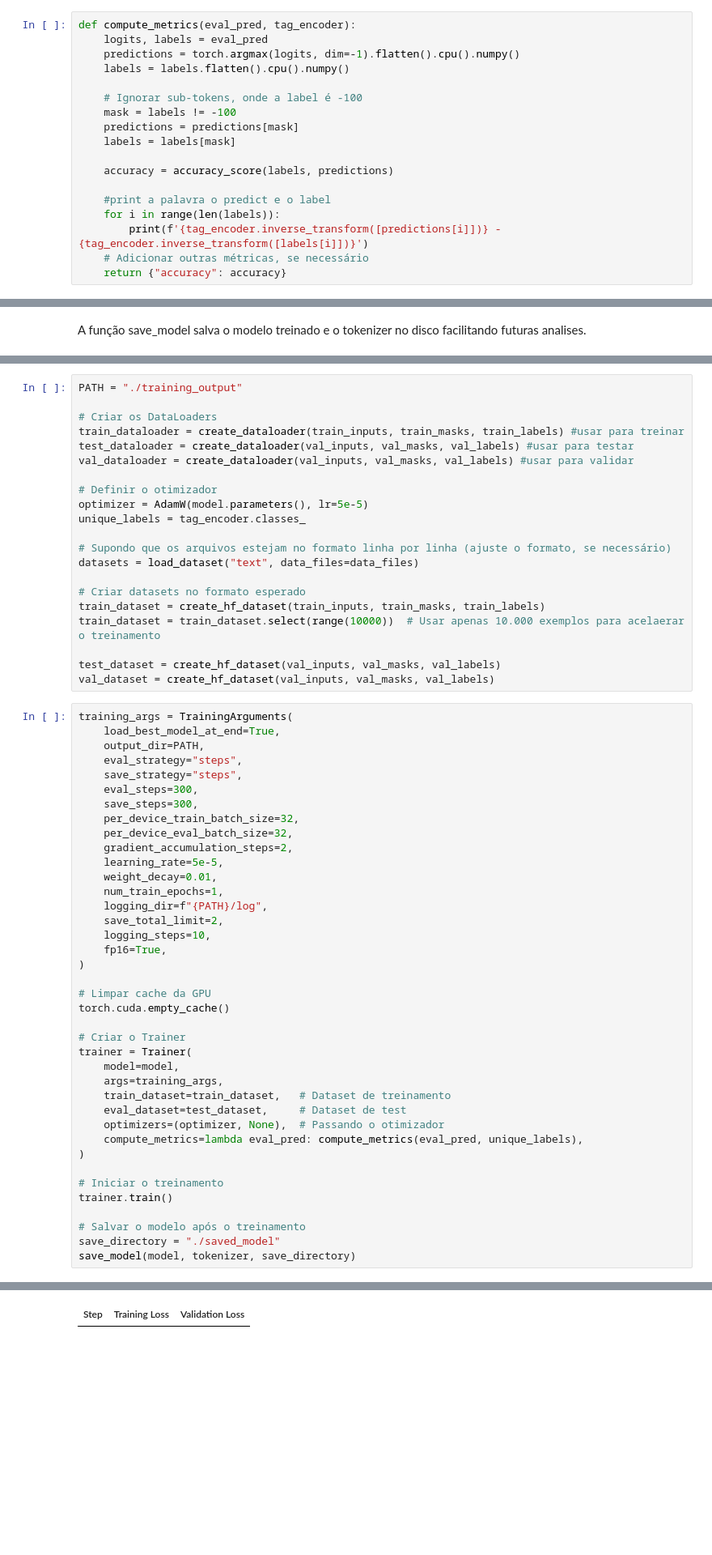
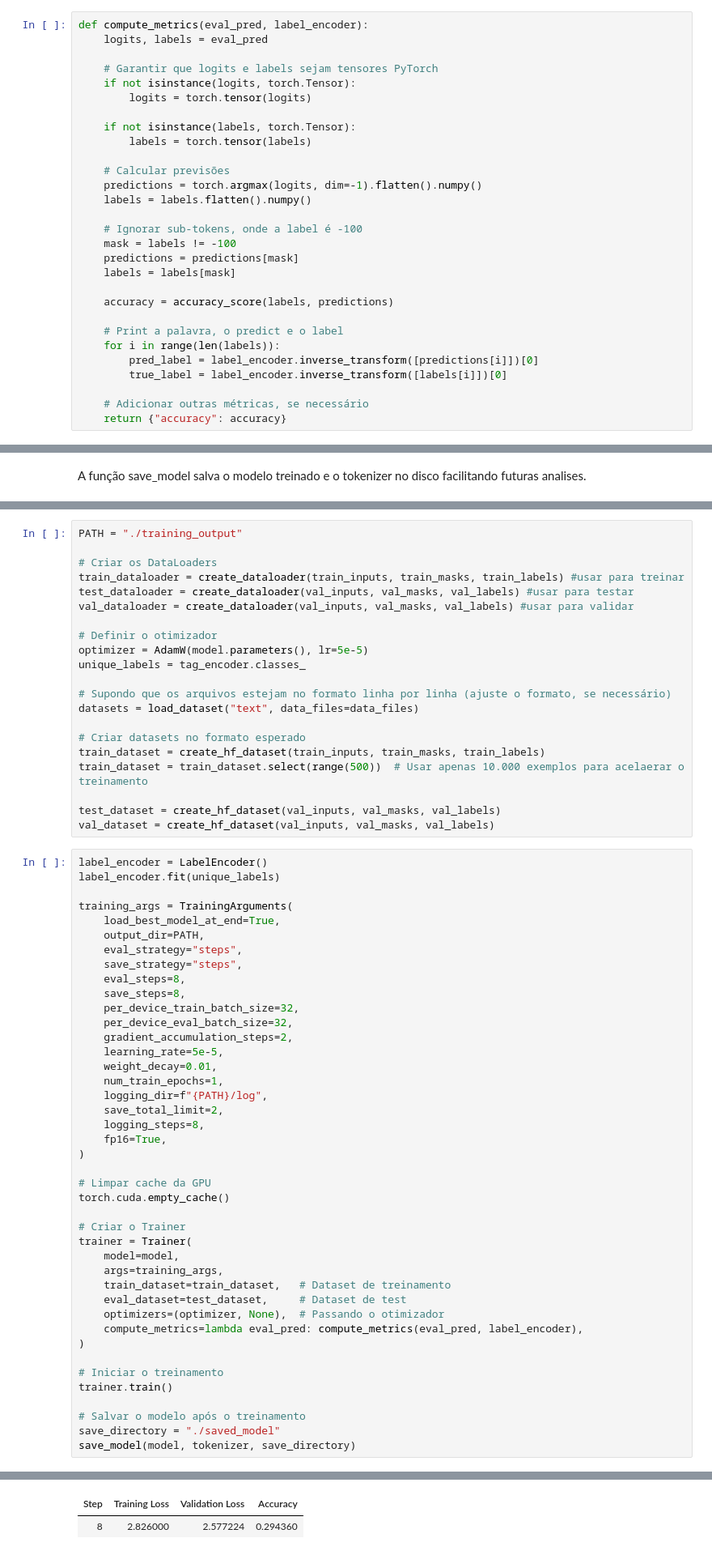
Before and after one commit to thaisfds/NLP_Natural_Language_Processing_Projects, a Jupyter notebook: TP2/main.ipynb, the cells around one changed output, grey strips where cells are left out. Shown: that part at 81% size. Cells and saved outputs as stored; diff of their text form; blank space fills up the shorter version.

```diff
--- a/TP2/main.ipynb
+++ b/TP2/main.ipynb
@@ -111,10 +111,19 @@ def create_dataloader(inputs, masks, labels, batch_size=16):
 # %% [markdown]
 A função compute_metrics calcula métricas de desempenho, como a acurácia. Ela é utilizada durante o processo de treino para validar os resultados obtidos.
 # %%
-def compute_metrics(eval_pred, tag_encoder):
+def compute_metrics(eval_pred, label_encoder):
     logits, labels = eval_pred
-    predictions = torch.argmax(logits, dim=-1).flatten().cpu().numpy()
-    labels = labels.flatten().cpu().numpy()
+
+    # Garantir que logits e labels sejam tensores PyTorch
+    if not isinstance(logits, torch.Tensor):
+        logits = torch.tensor(logits)
+
+    if not isinstance(labels, torch.Tensor):
+        labels = torch.tensor(labels)
+
+    # Calcular previsões
+    predictions = torch.argmax(logits, dim=-1).flatten().numpy()
+    labels = labels.flatten().numpy()
 
     # Ignorar sub-tokens, onde a label é -100
     mask = labels != -100
@@ -123,9 +132,11 @@ def compute_metrics(eval_pred, tag_encoder):
 
     accuracy = accuracy_score(labels, predictions)
 
-    #print a palavra o predict e o label
+    # Print a palavra, o predict e o label
     for i in range(len(labels)):
-        print(f'{tag_encoder.inverse_transform([predictions[i]])} - {tag_encoder.inverse_transform([labels[i]])}')
+        pred_label = label_encoder.inverse_transform([predictions[i]])[0]
+        true_label = label_encoder.inverse_transform([labels[i]])[0]
+
     # Adicionar outras métricas, se necessário
     return {"accuracy": accuracy}
 # %% [markdown]
@@ -227,18 +238,21 @@ datasets = load_dataset("text", data_files=data_files)
 
 # Criar datasets no formato esperado
 train_dataset = create_hf_dataset(train_inputs, train_masks, train_labels)
-train_dataset = train_dataset.select(range(10000))  # Usar apenas 10.000 exemplos para acelaerar o treinamento
+train_dataset = train_dataset.select(range(500))  # Usar apenas 10.000 exemplos para acelaerar o treinamento
 
 test_dataset = create_hf_dataset(val_inputs, val_masks, val_labels)
 val_dataset = create_hf_dataset(val_inputs, val_masks, val_labels)
 # %%
+label_encoder = LabelEncoder()
+label_encoder.fit(unique_labels)
+
 training_args = TrainingArguments(
     load_best_model_at_end=True,
     output_dir=PATH,
     eval_strategy="steps",
     save_strategy="steps",
-    eval_steps=300,
-    save_steps=300,
+    eval_steps=8,
+    save_steps=8,
     per_device_train_batch_size=32,
     per_device_eval_batch_size=32,
     gradient_accumulation_steps=2,
@@ -247,7 +261,7 @@ training_args = TrainingArguments(
     num_train_epochs=1,
     logging_dir=f"{PATH}/log",
     save_total_limit=2,
-    logging_steps=10,
+    logging_steps=8,
     fp16=True,
 )
 
@@ -261,7 +275,7 @@ trainer = Trainer(
     train_dataset=train_dataset,   # Dataset de treinamento
     eval_dataset=test_dataset,     # Dataset de test
     optimizers=(optimizer, None),  # Passando o otimizador
-    compute_metrics=lambda eval_pred: compute_metrics(eval_pred, unique_labels),
+    compute_metrics=lambda eval_pred: compute_metrics(eval_pred, label_encoder),
 )
 
 # Iniciar o treinamento
@@ -275,4 +289,5 @@ save_model(model, tokenizer, save_directory)
-| Step | Training Loss | Validation Loss |
+| Step | Training Loss | Validation Loss | Accuracy |
+| 8 | 2.826000 | 2.577224 | 0.294360 |
 Modelo salvo em: ./saved_model
 # %% [markdown]
 ## Avaliação e Resultados
```
Also changed, not shown: parts of 6 cells of this notebook.
